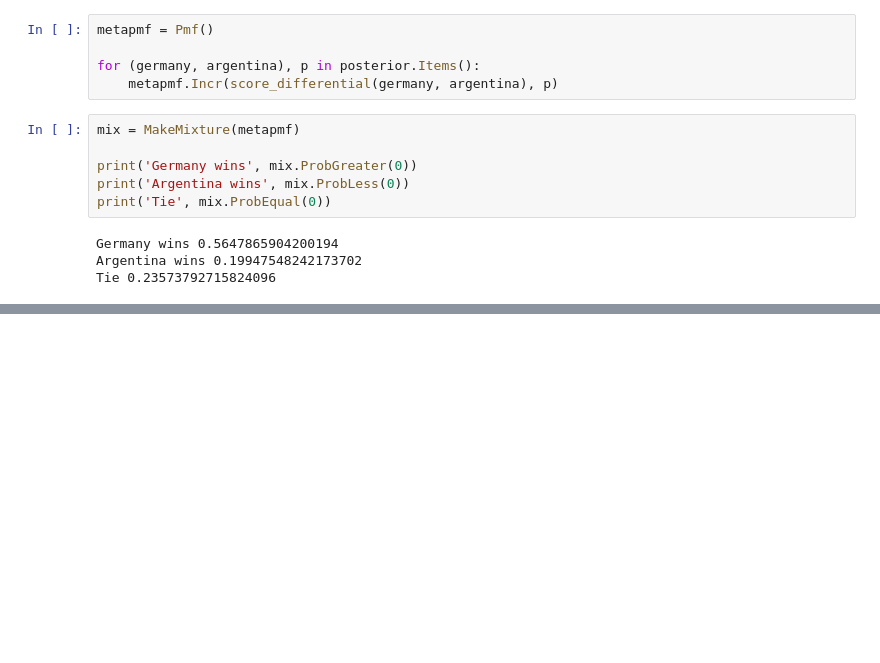
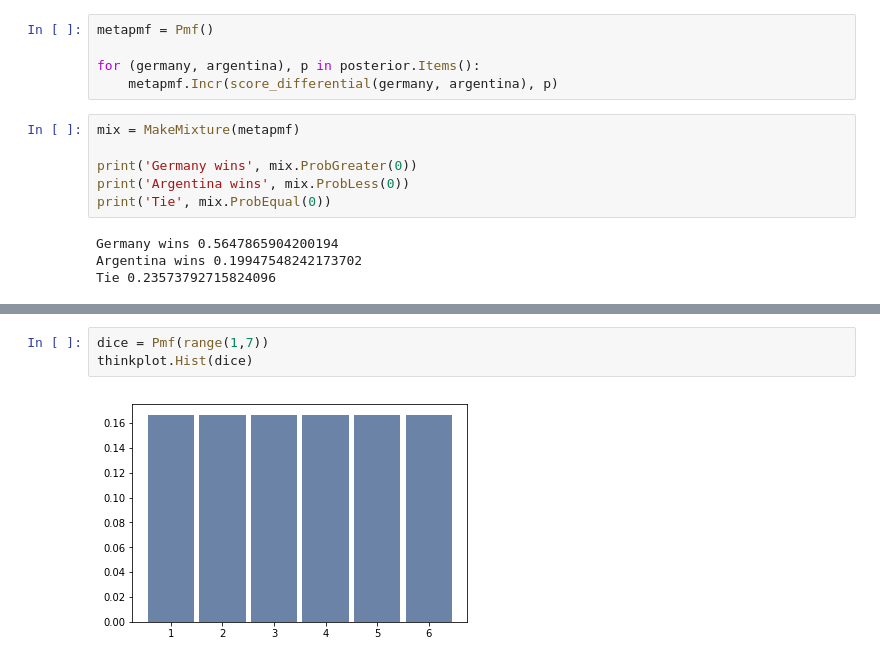
Before and after one commit to HALtheWise/ThinkBayes2, a Jupyter notebook: examples/homework3.ipynb, the cells around one changed output, grey strips where cells are left out. Drawn from its saved outputs; the diff is of its cells as text; blank space fills up the shorter version.

```diff
--- a/examples/homework3.ipynb
+++ b/examples/homework3.ipynb
@@ -322,0 +339,5 @@ Tie 0.23573792715824096
+# %%
+dice = Pmf(range(1,7))
+thinkplot.Hist(dice)
+# %% [output]
+[figure, added]
```
Also changed, not shown: parts of 10 cells of this notebook.
